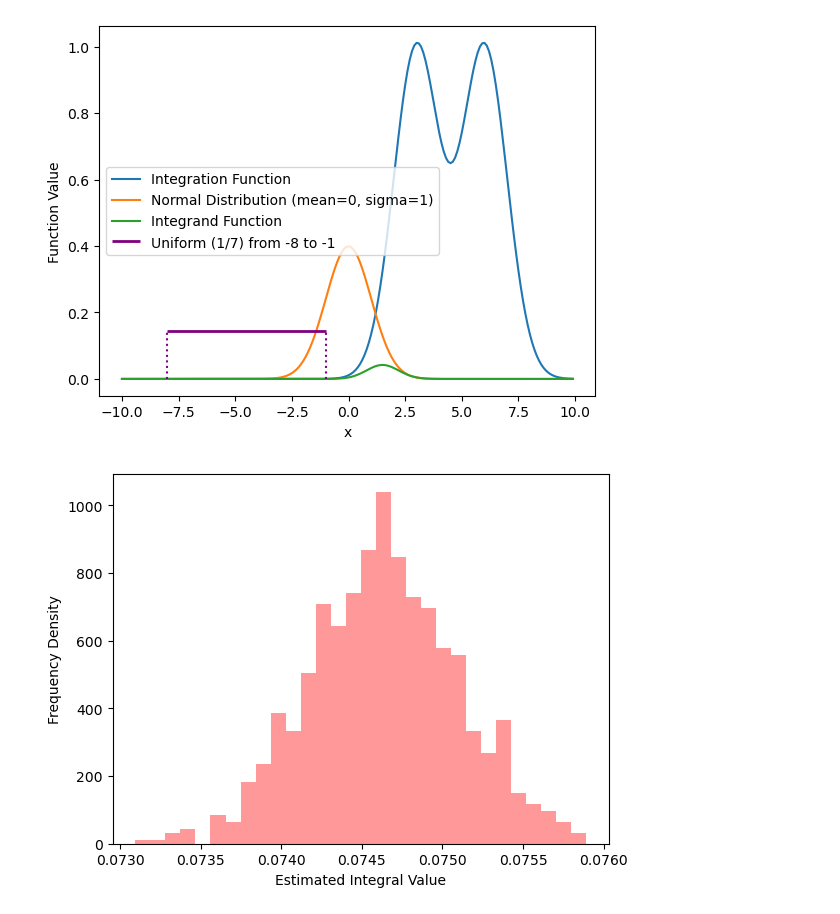
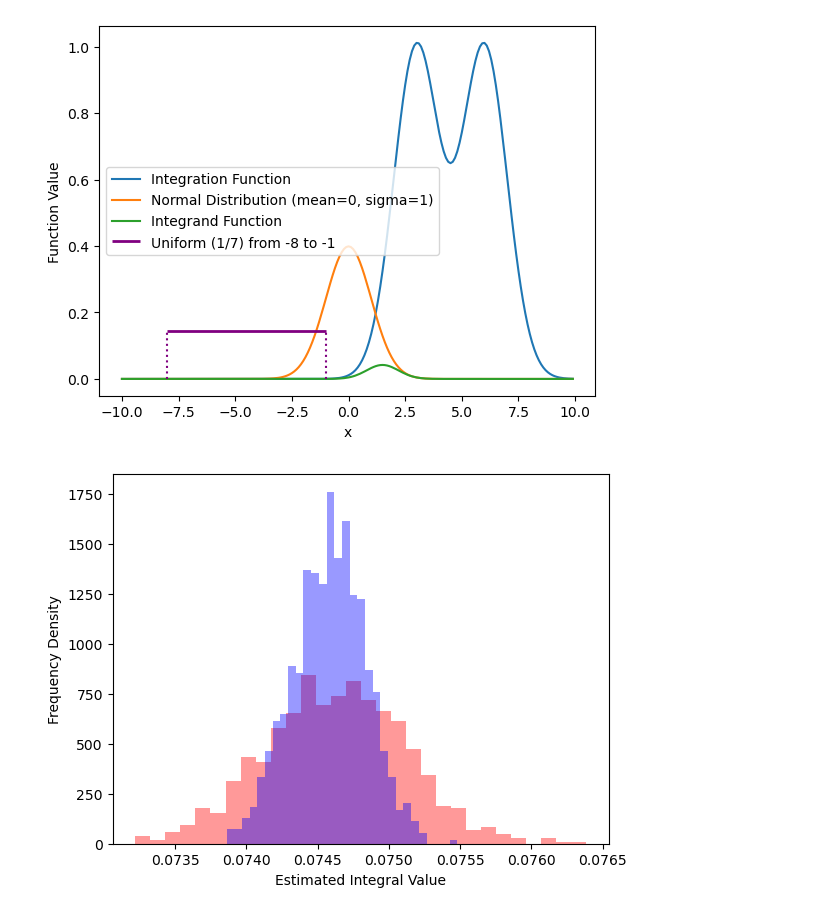
Before and after one commit to nunziatodamino/NMSM_2024, a Jupyter notebook: Block 1/Exercise 3 - Importance sampling.ipynb, the cells around one changed output. Cells and saved outputs as stored; diff of their text form; code cells hidden in the pictures.

```diff
--- a/Block 1/Exercise 3 - Importance sampling.ipynb
+++ b/Block 1/Exercise 3 - Importance sampling.ipynb
@@ -246,24 +246,30 @@ plt.show()
 # %% [output]
 [figure]
 # %%
+@numba.njit
+def normal_distribution(x, mean, sigma):
+    return 1.0 / (sigma * np.sqrt(2.0 * np.pi)) * np.exp(-(x - mean)**2 / 2.0)
+
+@numba.njit
 def importanceMonteCarlo (iterations):
-    rvs = np.random.uniform(-8, -1, size=iterations)
-    tmp = (integration_function(rvs) * stats.norm.pdf(rvs, 0, 1)) / (1/7)
-    return np.sum(tmp) / iterations
+    sum = 0
+    for _ in range(iterations):
+        tmp = np.random.uniform(-1, 4.5)
+        sum += (integration_function(tmp) * normal_distribution(tmp, 0, 1)) / (1/(5.5))
+    return sum / iterations
 
 generated_points=1000
 importance_mc_distribution=np.zeros(generated_points)
-
 
 for i in range (generated_points):
     crude_mc_distribution[i]=crudeMonteCarlo(iterations)
     importance_mc_distribution[i]=importanceMonteCarlo(iterations)
 
 plt.hist(crude_mc_distribution, bins=30, density=True, alpha=0.4, color='r')
 plt.hist(importance_mc_distribution, bins=30, density=True, alpha=0.4, color='b')
 plt.xlabel("Estimated Integral Value")
 plt.ylabel("Frequency Density")
 #plt.title(f"Monte Carlo Integration distribution using crude Monte Carlo method in {iterations} iterations")
 plt.show()
 # %% [output]
-[figure, old version]
+[figure, new version]
```
Also changed, not shown: 6 other files.
